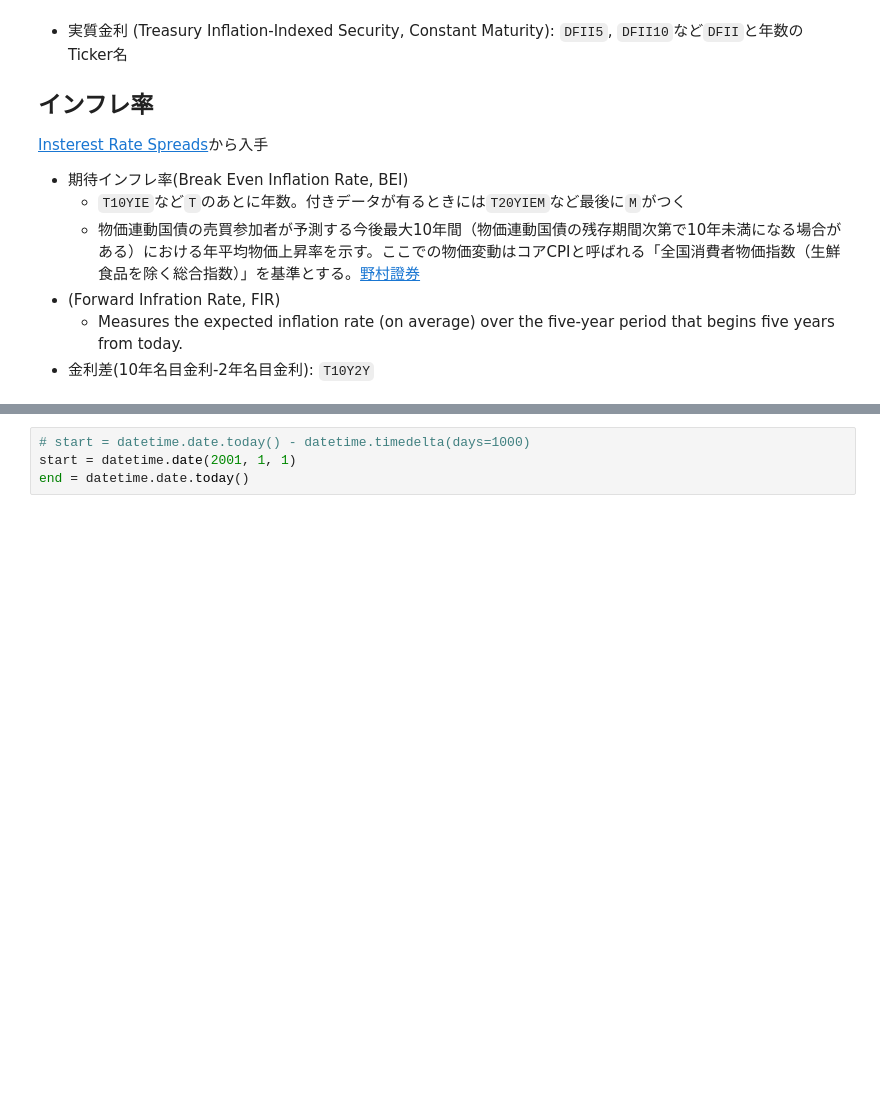
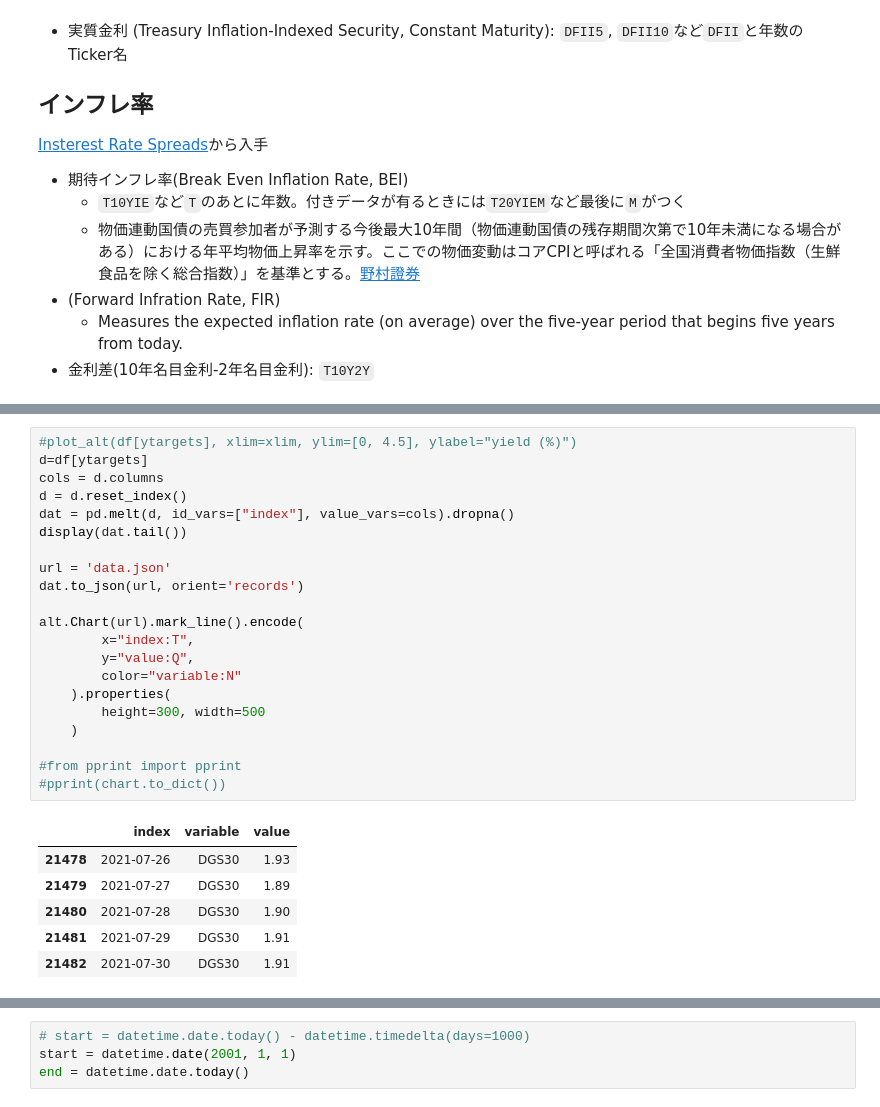
Before and after one commit to jnishii/stock-analysis, a Jupyter notebook: yahoo_fin/Yields.ipynb, the cells around one changed output, grey strips where cells are left out. Cells and saved outputs as stored; diff of their text form; blank space fills up the shorter version.

```diff
--- a/yahoo_fin/Yields.ipynb
+++ b/yahoo_fin/Yields.ipynb
@@ -148,0 +156,28 @@ def plot_pl(df, xlim=None, ylim=None, ylabel="", normalize=False):
+# %%
+#plot_alt(df[ytargets], xlim=xlim, ylim=[0, 4.5], ylabel="yield (%)")
+d=df[ytargets]
+cols = d.columns
+d = d.reset_index()
+dat = pd.melt(d, id_vars=["index"], value_vars=cols).dropna()
+display(dat.tail())
+
+url = 'data.json'
+dat.to_json(url, orient='records')
+
+alt.Chart(url).mark_line().encode(
+        x="index:T",
+        y="value:Q",
+        color="variable:N"
+    ).properties(
+        height=300, width=500
+    )
+
+#from pprint import pprint
+#pprint(chart.to_dict())
+# %% [output]
+|  | index | variable | value |
+| 21478 | 2021-07-26 | DGS30 | 1.93 |
+| 21479 | 2021-07-27 | DGS30 | 1.89 |
+| 21480 | 2021-07-28 | DGS30 | 1.90 |
+| 21481 | 2021-07-29 | DGS30 | 1.91 |
+| 21482 | 2021-07-30 | DGS30 | 1.91 |
```
Also changed, not shown: parts of 5 cells of this notebook.
